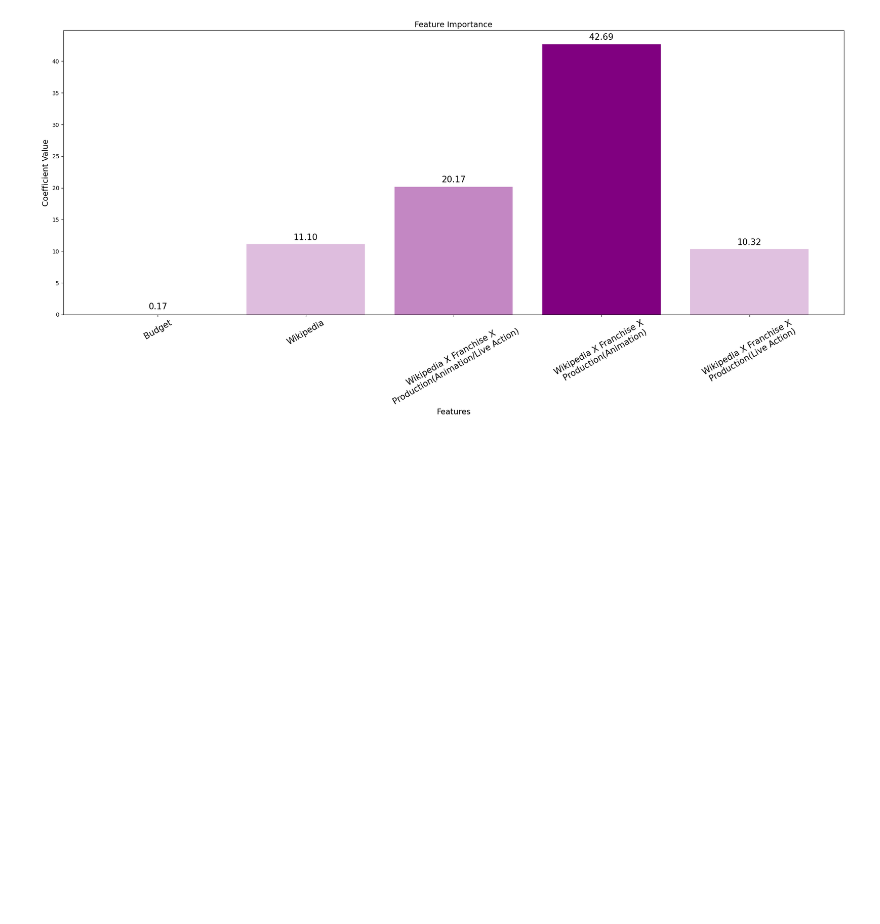
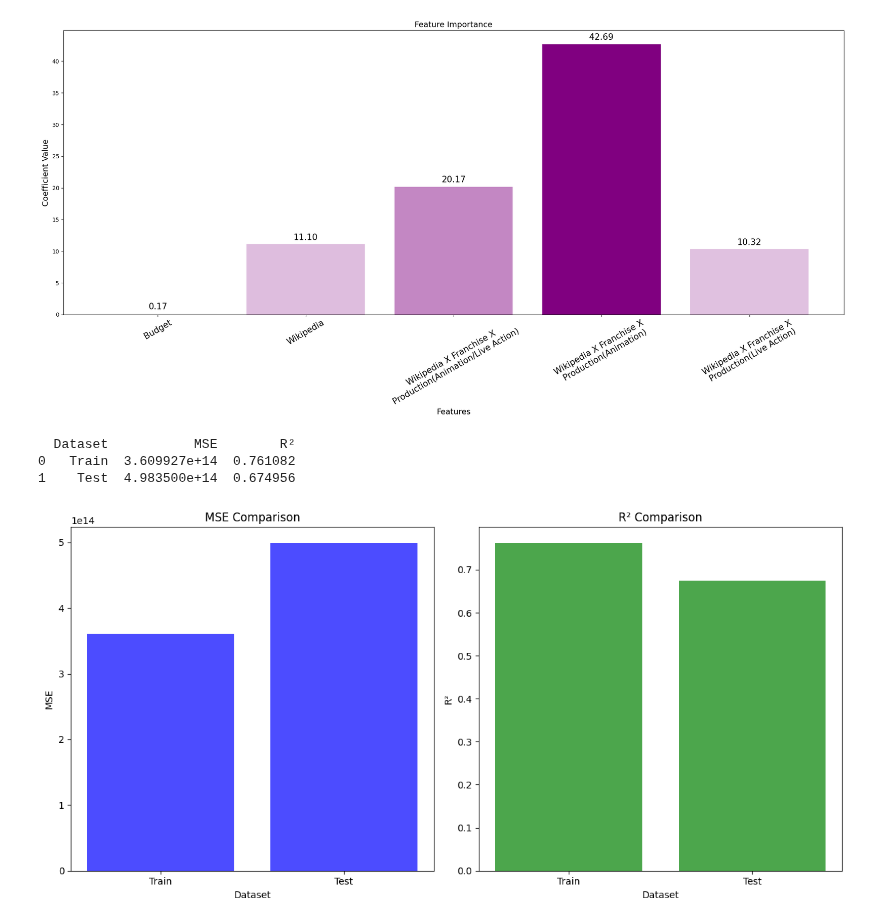
Before and after one commit to AidanG1/stat413-boxoffice, a Jupyter notebook: boxoffice/modeling/nov19model.ipynb, the cells around one changed output. Drawn from its saved outputs; the diff is of its cells as text; code cells hidden in the pictures; blank space fills up the shorter version.

Commit message:
R^2 and MSE comparison model

```diff
--- a/boxoffice/modeling/nov19model.ipynb
+++ b/boxoffice/modeling/nov19model.ipynb
@@ -211,3 +227,77 @@ try:
 
 except Exception as e:
     print(f"Error in generating Plotly leverage plot: {e}")
+# %%
+import pandas as pd
+import matplotlib.pyplot as plt
+import plotly.express as px
+import plotly.graph_objects as go
+from sklearn.metrics import mean_squared_error, r2_score
+
+# Calculate R² and MSE for train and test datasets
+mse_train = mean_squared_error(y_train, model_simple_glm.predict(X_train))
+r2_train = r2_score(y_train, model_simple_glm.predict(X_train))
+
+mse_test = mean_squared_error(y_test, pred_simple_glm)
+r2_test = r2_score(y_test, pred_simple_glm)
+
+# Create a DataFrame for metrics
+metrics_df = pd.DataFrame({
+    "Dataset": ["Train", "Test"],
+    "MSE": [mse_train, mse_test],
+    "R²": [r2_train, r2_test]
+})
+
+# Display the metrics table
+print(metrics_df)
+
+
+
+# Plot 2: Separate Plots for MSE and R² using Matplotlib
+fig, ax = plt.subplots(1, 2, figsize=(12, 6))
+
+# Plot MSE
+ax[0].bar(metrics_df["Dataset"], metrics_df["MSE"], color="blue", alpha=0.7)
+ax[0].set_title("MSE Comparison")
+ax[0].set_ylabel("MSE")
+ax[0].set_xlabel("Dataset")
+ax[0].set_xticks(range(len(metrics_df)))
+ax[0].set_xticklabels(metrics_df["Dataset"])
+
+# Plot R²
+ax[1].bar(metrics_df["Dataset"], metrics_df["R²"], color="green", alpha=0.7)
+ax[1].set_title("R² Comparison")
+ax[1].set_ylabel("R²")
+ax[1].set_xlabel("Dataset")
+ax[1].set_xticks(range(len(metrics_df)))
+ax[1].set_xticklabels(metrics_df["Dataset"])
+
+plt.tight_layout()
+plt.show()
+
+# Optional: Normalize metrics if scales differ too much
+metrics_df["Normalized MSE"] = metrics_df["MSE"] / metrics_df["MSE"].max()
+metrics_df["Normalized R²"] = metrics_df["R²"] / metrics_df["R²"].max()
+
+# Plot Normalized Metrics for better comparison
+normalized_metrics_melted = metrics_df.melt(
+    id_vars= "Dataset",
+    value_vars=["Normalized MSE", "Normalized R²"],
+    var_name="Metric",
+    value_name="Normalized Value"
+)
+fig = px.bar(
+    normalized_metrics_melted,
+    x="Dataset",
+    y="Normalized Value",
+    color="Metric",
+    barmode="group",
+    title="Comparison of Normalized R² and MSE for Train and Test Datasets",
+    labels={"Normalized Value": "Normalized Metric Value"}
+)
+fig.show()
+# %% [output]
+  Dataset           MSE        R²
+0   Train  3.609927e+14  0.761082
+1    Test  4.983500e+14  0.674956
+[figure, added]
```
Also changed, not shown: parts of 3 cells of this notebook.
